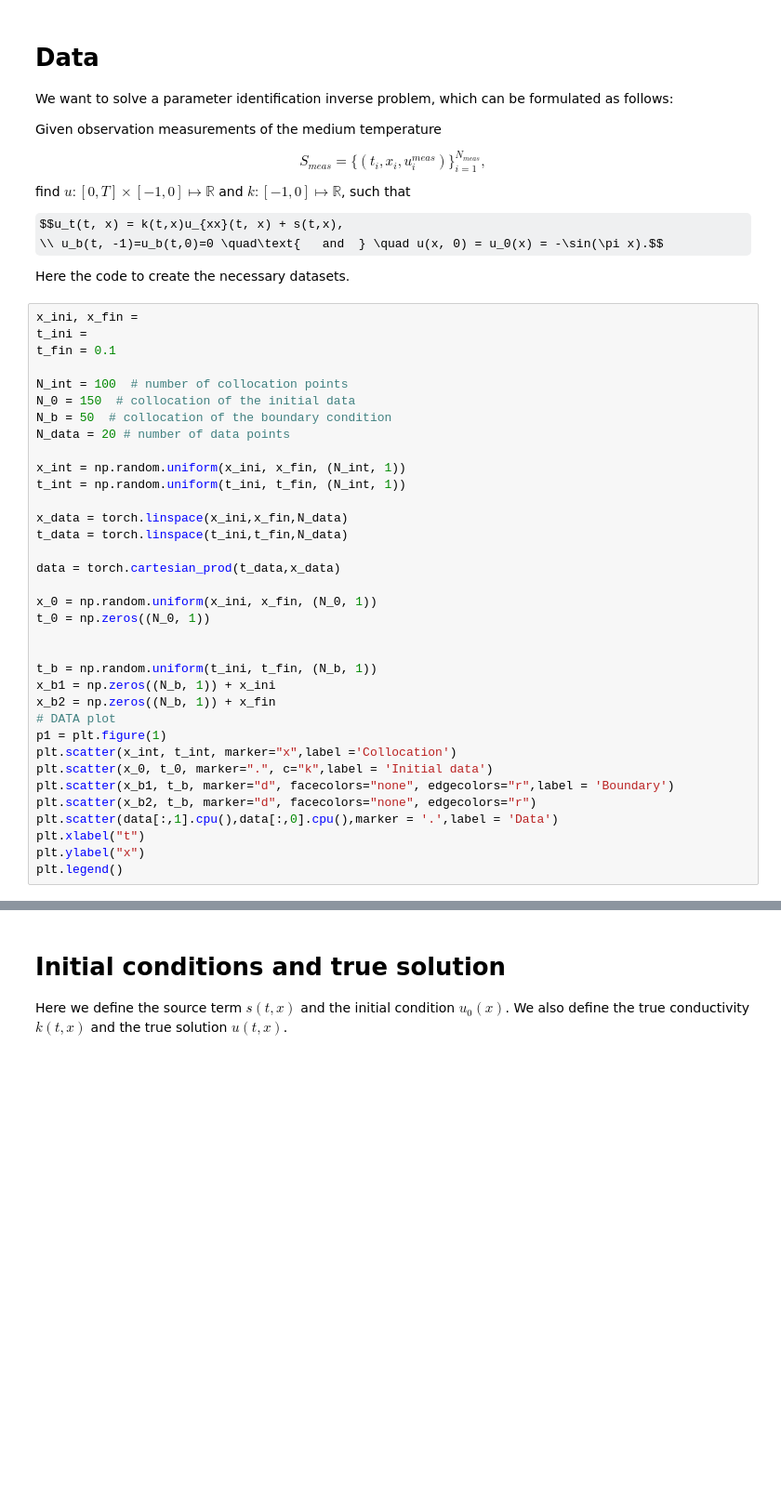
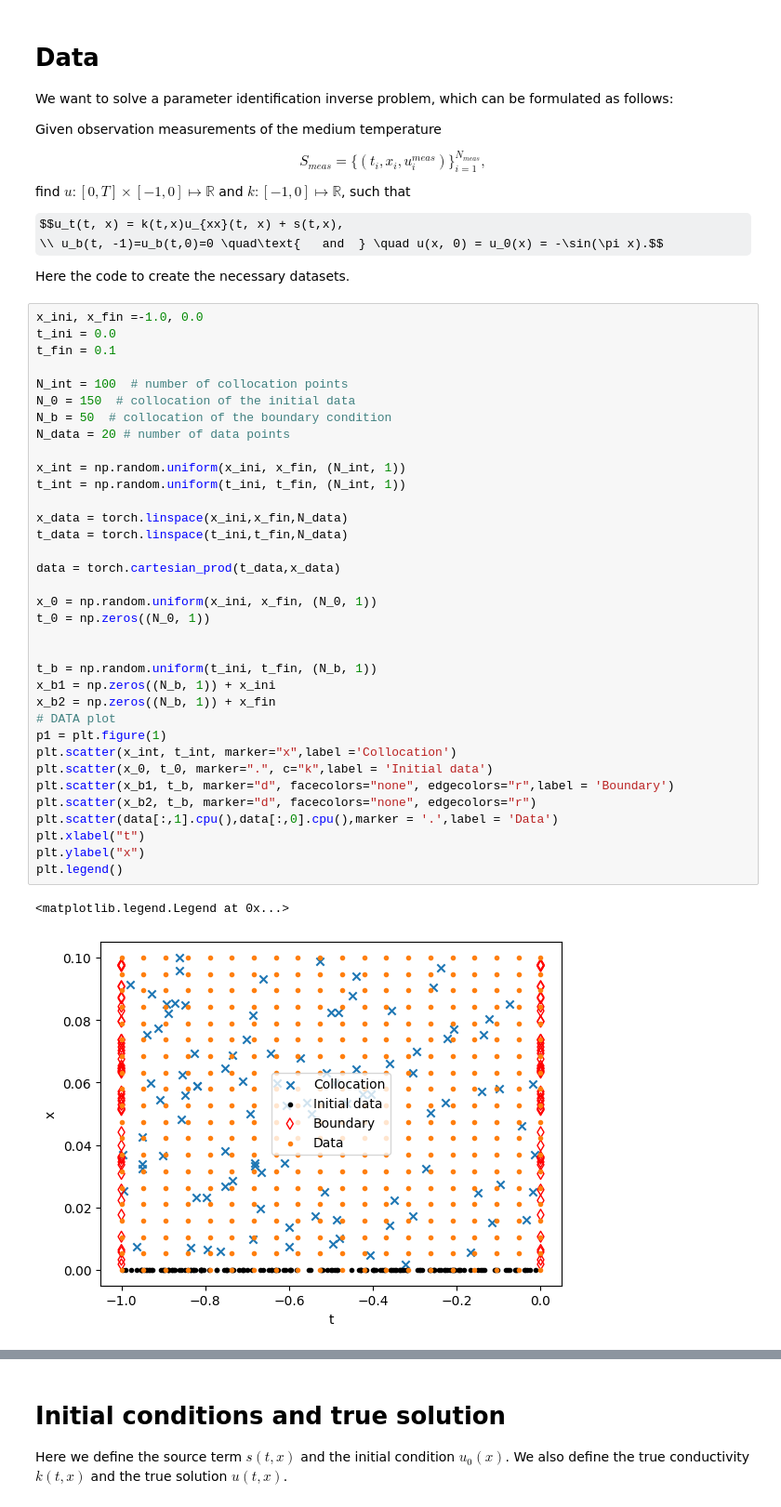
Before and after one commit to elenaionelaschipor/MLCS_2025-2026, a Jupyter notebook: lab5_inverse_pinn/Heat_2D.ipynb, the cells around one changed output, grey strips where cells are left out. Shown at 93% size. Drawn from its saved outputs; the diff is of its cells as text; some formulas as TeX source; blank space fills up the shorter version.

```diff
--- a/lab5_inverse_pinn/Heat_2D.ipynb
+++ b/lab5_inverse_pinn/Heat_2D.ipynb
@@ -67,40 +87,43 @@ $$u_t(t, x) = k(t,x)u_{xx}(t, x) + s(t,x),
 
 Here the code to create the necessary datasets.
 # %%
-x_ini, x_fin =
-t_ini =
+x_ini, x_fin =-1.0, 0.0
+t_ini = 0.0
 t_fin = 0.1
 
 N_int = 100  # number of collocation points
 N_0 = 150  # collocation of the initial data
 N_b = 50  # collocation of the boundary condition
 N_data = 20 # number of data points
 
 x_int = np.random.uniform(x_ini, x_fin, (N_int, 1))
 t_int = np.random.uniform(t_ini, t_fin, (N_int, 1))
 
 x_data = torch.linspace(x_ini,x_fin,N_data)
 t_data = torch.linspace(t_ini,t_fin,N_data)
 
 data = torch.cartesian_prod(t_data,x_data)
 
 x_0 = np.random.uniform(x_ini, x_fin, (N_0, 1))
 t_0 = np.zeros((N_0, 1))
 
 
 t_b = np.random.uniform(t_ini, t_fin, (N_b, 1))
 x_b1 = np.zeros((N_b, 1)) + x_ini
 x_b2 = np.zeros((N_b, 1)) + x_fin
 # DATA plot
 p1 = plt.figure(1)
 plt.scatter(x_int, t_int, marker="x",label ='Collocation')
 plt.scatter(x_0, t_0, marker=".", c="k",label = 'Initial data')
 plt.scatter(x_b1, t_b, marker="d", facecolors="none", edgecolors="r",label = 'Boundary')
 plt.scatter(x_b2, t_b, marker="d", facecolors="none", edgecolors="r")
 plt.scatter(data[:,1].cpu(),data[:,0].cpu(),marker = '.',label = 'Data')
 plt.xlabel("t")
 plt.ylabel("x")
 plt.legend()
+# %% [output]
+<matplotlib.legend.Legend at 0x...>
+[figure, added]
 # %%
 # reshape of the data
 x_int = torch.Tensor(x_int).to(device).requires_grad_(True).view(-1, 1)
```
Also changed, not shown: parts of 18 cells of this notebook, 17 other files.
